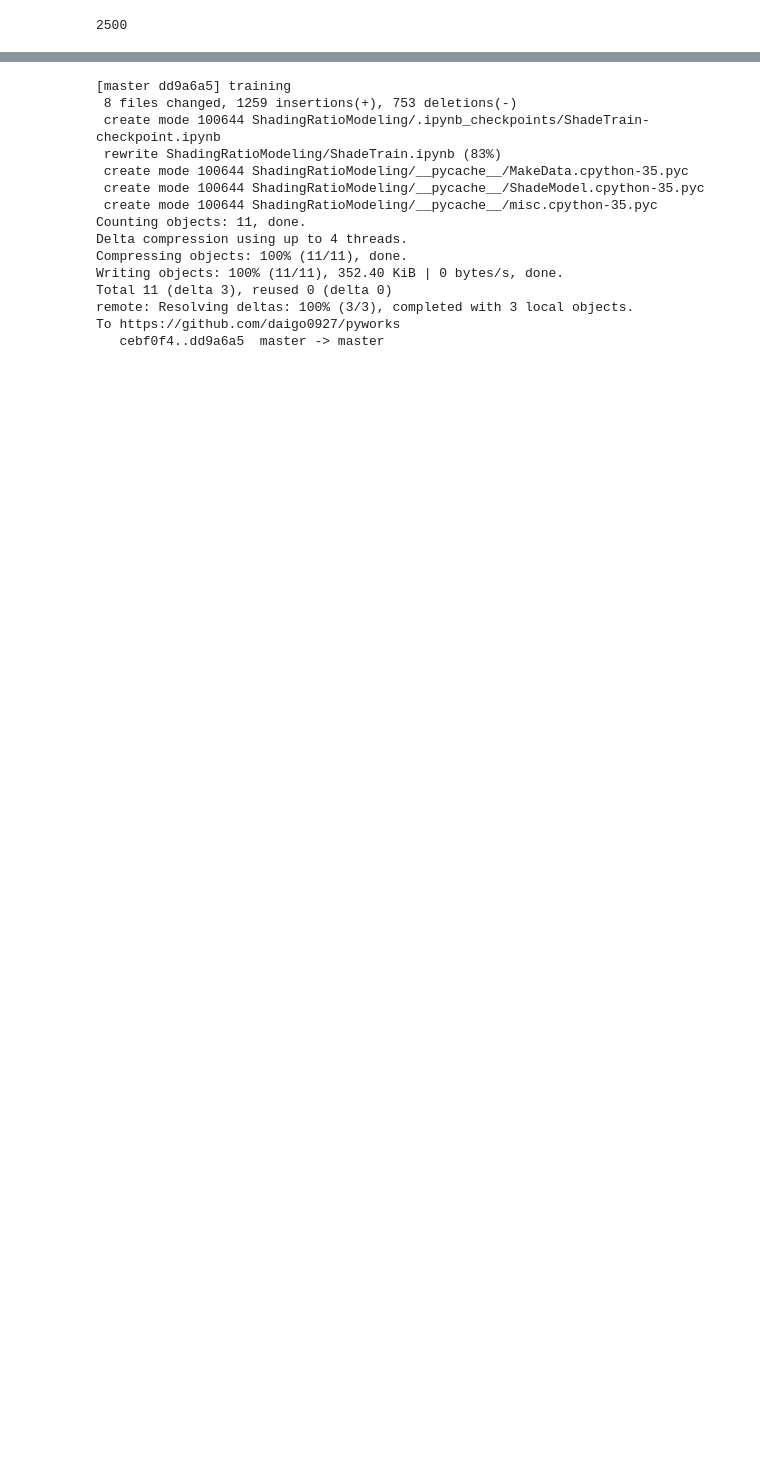
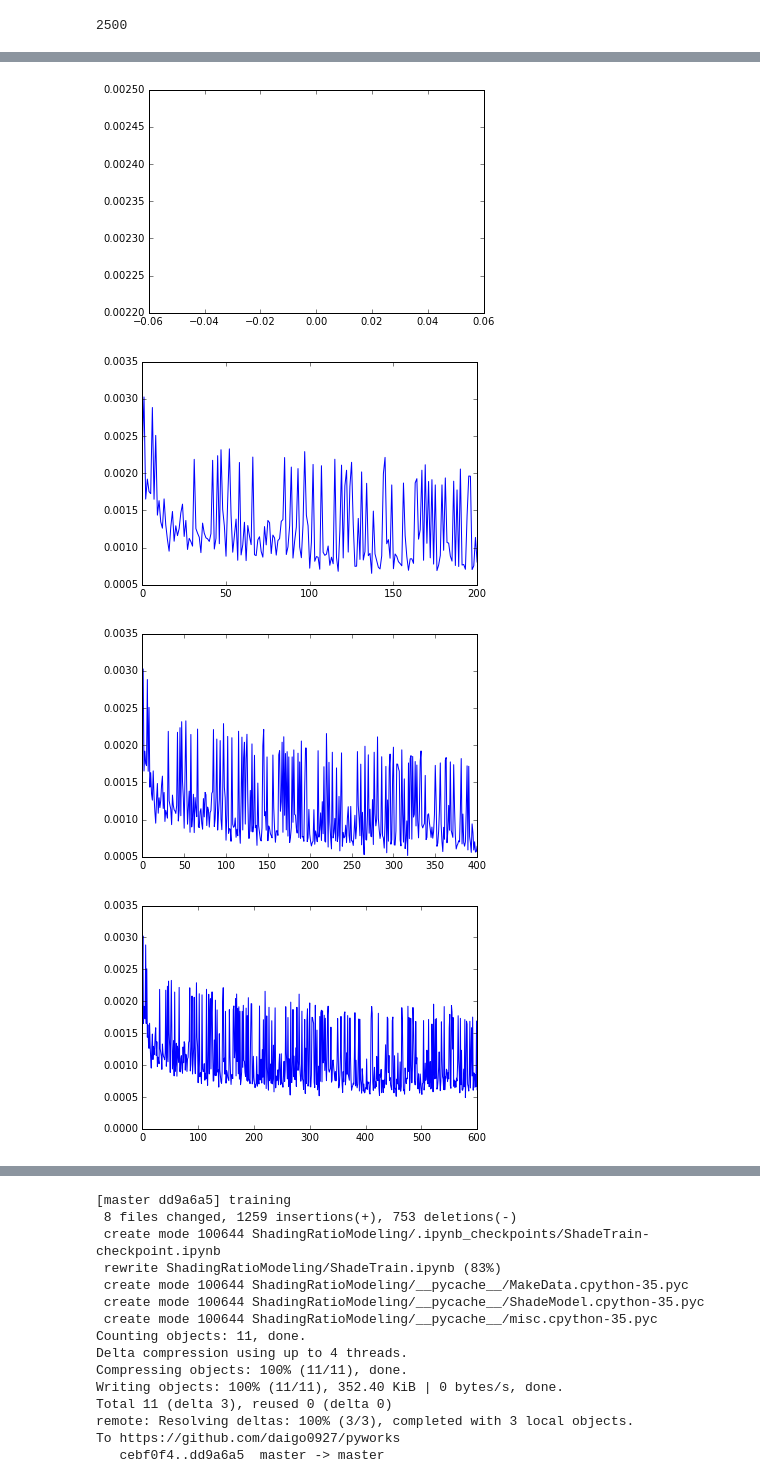
Before and after one commit to daigo0927/pyworks, a Jupyter notebook: ShadingRatioModeling/ShadeTrain.ipynb, the cells around one changed output, grey strips where cells are left out. Cells and saved outputs as stored; diff of their text form; code cells hidden in the pictures; blank space fills up the shorter version.

Commit message:
image file output

```diff
--- a/ShadingRatioModeling/ShadeTrain.ipynb
+++ b/ShadingRatioModeling/ShadeTrain.ipynb
@@ -148,0 +96,43 @@ for f in Model.frame:
+# %%
+losslist = []
+
+iterate = 1001
+
+FrameSize = len(Data)
+DataSize = len(Data[0])
+BatchSize = 150
+LearningRate = 0.1
+epoch = 200
+epsilon = 0.01
+
+optimizer = AdaGrad()
+
+
+for i in range(iterate):
+    FrameSample = np.random.randint(FrameSize)
+
+    batch_mask = np.random.choice(DataSize, BatchSize)
+    DataBatch = Data[FrameSample][batch_mask]
+    xBatch = Model.xy[batch_mask]
+
+    grad = Model.Gradient(x = xBatch, frame=FrameSample, f=DataBatch)
+
+    optimizer.update(params = Model.params, grads=grad)
+
+    Model.params['pi'][Model.params['pi'] < epsilon] = epsilon
+    Model.params['pi'] = Model.params['pi']/np.sum(Model.params['pi'])
+
+    loss = Model.loss(x=xBatch, frame=FrameSample, f=DataBatch)
+    losslist.append(loss)
+
+    # pdb.set_trace()
+
+    # print(str(i))
+    if(i%epoch == 0):
+        plt.plot(range(i+1), losslist)
+        plt.show()
+# %% [output]
+[figure, added]
+[figure, added]
+[figure, added]
+[figure, added]
```
Also changed, not shown: parts of 12 cells of this notebook, 11 other files.
